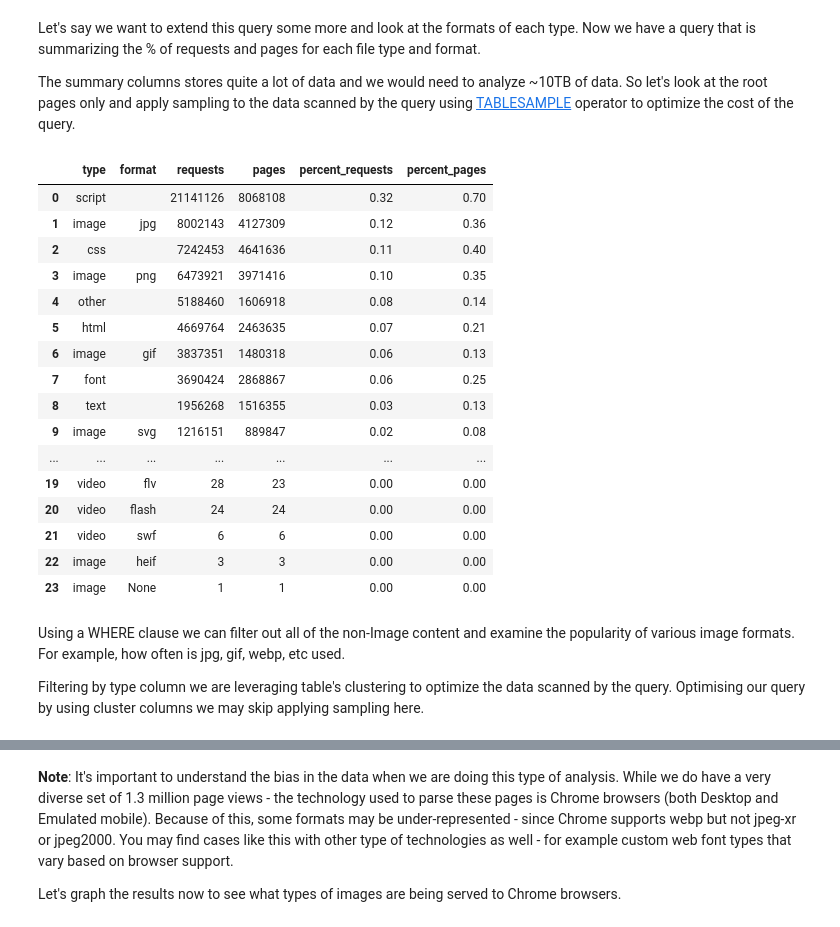
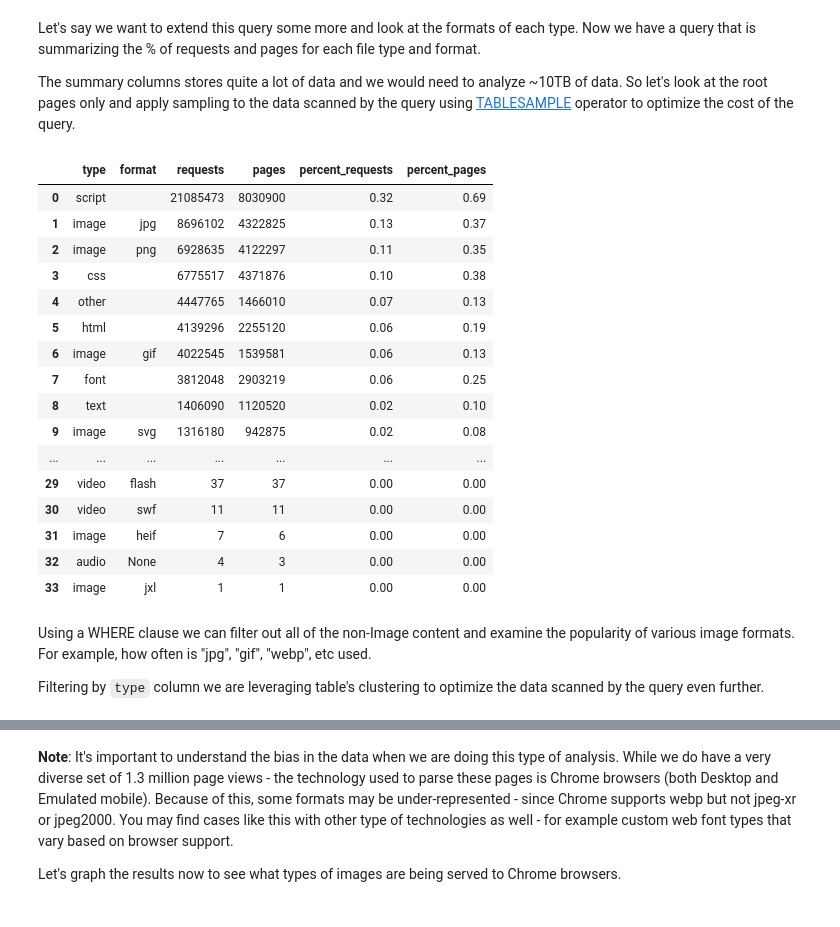
Before and after one commit to HTTPArchive/har.fyi, a Jupyter notebook: workbooks/exploring_httparchive-all-requests_tables.ipynb, the cells around one changed output, grey strips where cells are left out. Cells and saved outputs as stored; diff of their text form; code cells hidden in the pictures.

Commit message:
Query costs and estimates clarified (#11)
* add query estimate note

* GCP_PROJECT variable

* note update

* description fix

* source json formatted

```diff
--- a/workbooks/exploring_httparchive-all-requests_tables.ipynb
+++ b/workbooks/exploring_httparchive-all-requests_tables.ipynb
@@ -1,6 +1,8 @@
 # %%
 from google.colab import auth
 auth.authenticate_user()
+# %%
+GCP_PROJECT = 'httparchive'  # @param {type: "string"}
 # %% [markdown]
 The [`requests`](https://har.fyi/reference/tables/requests/) tables contain details about all HTTP requests made by the 24.5 million pages tracked in the archive. This dataset is quite large, as you can see by the aggregate query that counts all rows in the table
 # %%
@@ -151,53 +153,53 @@ Let's say we want to extend this query some more and look at the formats of each
 
 The summary columns stores quite a lot of data and we would need to analyze ~10TB of data. So let's look at the root pages only and apply sampling to the data scanned by the query using [TABLESAMPLE](https://cloud.google.com/bigquery/docs/reference/standard-sql/query-syntax#tablesample_operator) operator to optimize the cost of the query.
 # %%
-# This query will process 131 GB when run.
-%%bigquery --project httparchive
+# This query will process 129 GB when run.
+%%bigquery --project {GCP_PROJECT}
 WITH requests AS (
   SELECT
     type,
     JSON_VALUE(summary, '$.format') AS format,
     page,
     COUNT(0) OVER() AS total_requests,
     COUNT(DISTINCT page) OVER() AS total_pages
   FROM `httparchive.all.requests` TABLESAMPLE SYSTEM (5 PERCENT)
-  WHERE date = '2024-06-01'
+  WHERE date = '2024-05-01'
     AND client = 'desktop'
     AND is_root_page
 )
 
 SELECT
   type,
   format,
   COUNT(0) requests,
   COUNT(DISTINCT page) pages,
   ROUND(COUNT(0) / ANY_VALUE(total_requests), 2) percent_requests,
   ROUND(COUNT(DISTINCT page) / ANY_VALUE(total_pages), 2) percent_pages
 FROM requests
 GROUP BY
   type,
   format
 ORDER BY requests DESC
 # %% [output]
 |  | type | format | requests | pages | percent_requests | percent_pages |
-| 0 | script |  | 21141126 | 8068108 | 0.32 | 0.70 |
-| 1 | image | jpg | 8002143 | 4127309 | 0.12 | 0.36 |
-| 2 | css |  | 7242453 | 4641636 | 0.11 | 0.40 |
-| 3 | image | png | 6473921 | 3971416 | 0.10 | 0.35 |
-| 4 | other |  | 5188460 | 1606918 | 0.08 | 0.14 |
-| 5 | html |  | 4669764 | 2463635 | 0.07 | 0.21 |
-| 6 | image | gif | 3837351 | 1480318 | 0.06 | 0.13 |
-| 7 | font |  | 3690424 | 2868867 | 0.06 | 0.25 |
-| 8 | text |  | 1956268 | 1516355 | 0.03 | 0.13 |
-| 9 | image | svg | 1216151 | 889847 | 0.02 | 0.08 |
+| 0 | script |  | 21085473 | 8030900 | 0.32 | 0.69 |
+| 1 | image | jpg | 8696102 | 4322825 | 0.13 | 0.37 |
+| 2 | image | png | 6928635 | 4122297 | 0.11 | 0.35 |
+| 3 | css |  | 6775517 | 4371876 | 0.10 | 0.38 |
+| 4 | other |  | 4447765 | 1466010 | 0.07 | 0.13 |
+| 5 | html |  | 4139296 | 2255120 | 0.06 | 0.19 |
+| 6 | image | gif | 4022545 | 1539581 | 0.06 | 0.13 |
+| 7 | font |  | 3812048 | 2903219 | 0.06 | 0.25 |
+| 8 | text |  | 1406090 | 1120520 | 0.02 | 0.10 |
+| 9 | image | svg | 1316180 | 942875 | 0.02 | 0.08 |
 | ... | ... | ... | ... | ... | ... | ... |
-| 19 | video | flv | 28 | 23 | 0.00 | 0.00 |
-| 20 | video | flash | 24 | 24 | 0.00 | 0.00 |
-| 21 | video | swf | 6 | 6 | 0.00 | 0.00 |
-| 22 | image | heif | 3 | 3 | 0.00 | 0.00 |
-| 23 | image | None | 1 | 1 | 0.00 | 0.00 |
+| 29 | video | flash | 37 | 37 | 0.00 | 0.00 |
+| 30 | video | swf | 11 | 11 | 0.00 | 0.00 |
+| 31 | image | heif | 7 | 6 | 0.00 | 0.00 |
+| 32 | audio | None | 4 | 3 | 0.00 | 0.00 |
+| 33 | image | jxl | 1 | 1 | 0.00 | 0.00 |
 # %% [markdown]
-Using a WHERE clause we can filter out all of the non-Image content and examine the popularity of various image formats. For example, how often is jpg, gif, webp, etc used.
+Using a WHERE clause we can filter out all of the non-Image content and examine the popularity of various image formats. For example, how often is "jpg", "gif", "webp", etc used.
 
-Filtering by type column we are leveraging table's clustering to optimize the data scanned by the query. Optimising our query by using cluster columns we may skip applying sampling here.
+Filtering by `type` column we are leveraging table's clustering to optimize the data scanned by the query even further.
 # %%
```
Also changed, not shown: parts of 12 cells of this notebook, 4 other files.
